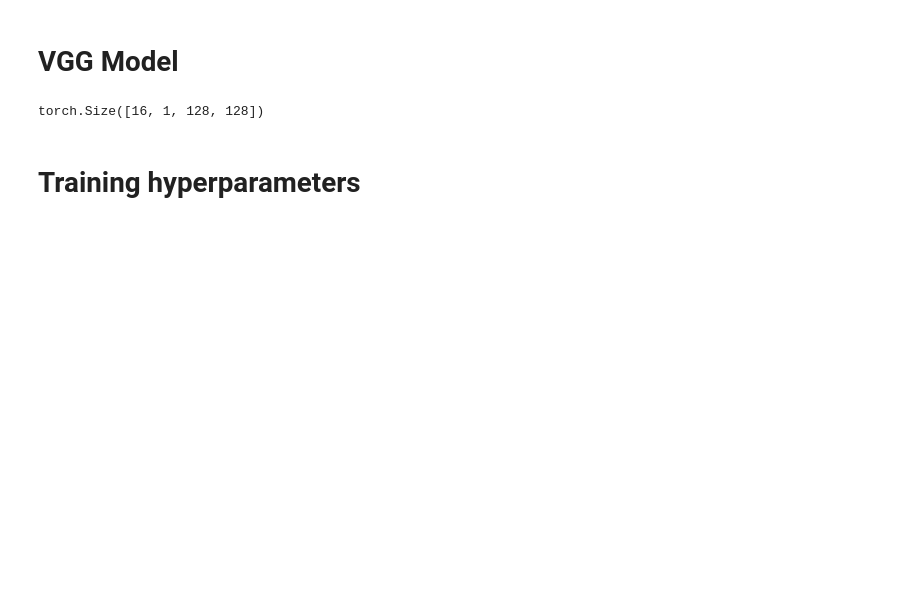
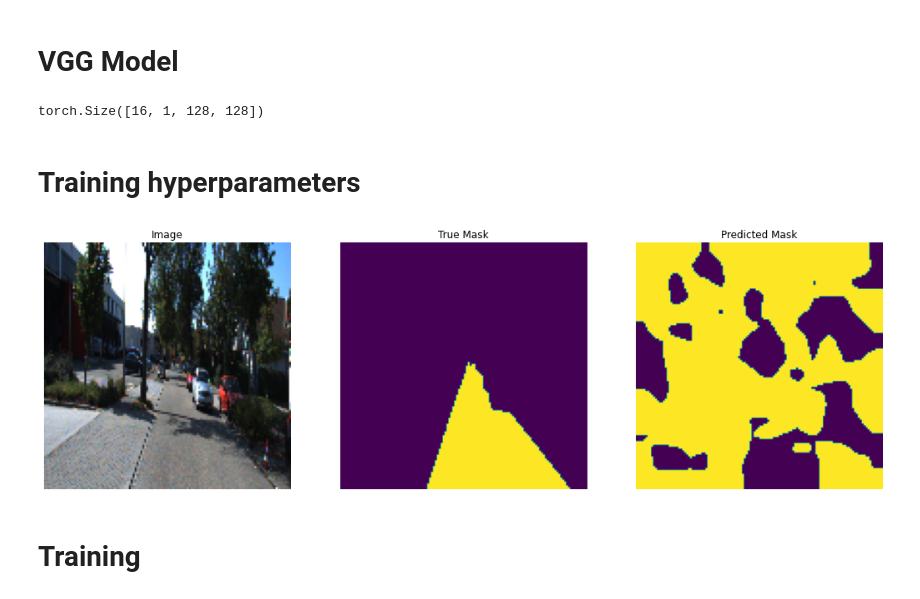
Before and after one commit to dchung117/self-driving-cars-cv, a Jupyter notebook: fcn.ipynb, the cells around one changed output. Cells and saved outputs as stored; diff of their text form; code cells hidden in the pictures; blank space fills up the shorter version.

Commit message:
wrote training loop

```diff
--- a/fcn.ipynb
+++ b/fcn.ipynb
@@ -273,8 +275,8 @@ vgg16_fcn = VGG16FCN(vgg16_model.features).to(device)
 # %%
 # Test out model
 for imgs, masks in train_dl:
-  preds = vgg16_fcn(imgs.to(device))
-  print(preds.shape)
+  logits = vgg16_fcn(imgs.to(device)).detach().cpu()
+  print(logits.shape)
   break
 # %% [output]
 torch.Size([16, 1, 128, 128])
@@ -288,0 +304,31 @@ loss = F.binary_cross_entropy
+# %%
+from traitlets.config.application import json
+# convert logits to predictions
+def get_pred_mask(logits: torch.Tensor) -> torch.Tensor:
+  preds = logits.round().to(torch.uint8)
+  return preds
+
+# show predictions
+def display_predictions(dataloader: DataLoader, num_samples: int=16):
+  # initialize counter
+  j = 0
+
+  vgg16_fcn.eval()
+  with torch.inference_mode():
+    for imgs, masks in dataloader:
+      # get predictions
+      logits = vgg16_fcn(imgs.to(device)).detach().cpu()
+      preds = get_pred_mask(logits)
+
+      # plot preds
+      for i, m, p in zip(imgs, masks, preds):
+        display_image(i, m, p)
+        j += 1
+        if j == num_samples:
+          return
+# %%
+display_predictions(train_dl, 1)
+# %% [output]
+[figure, added]
+# %% [markdown]
+# Training
```
Also changed, not shown: parts of 8 cells of this notebook.
